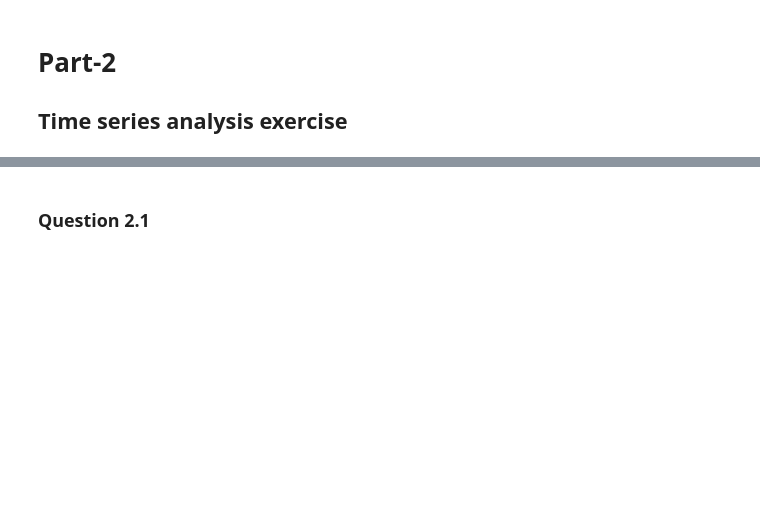
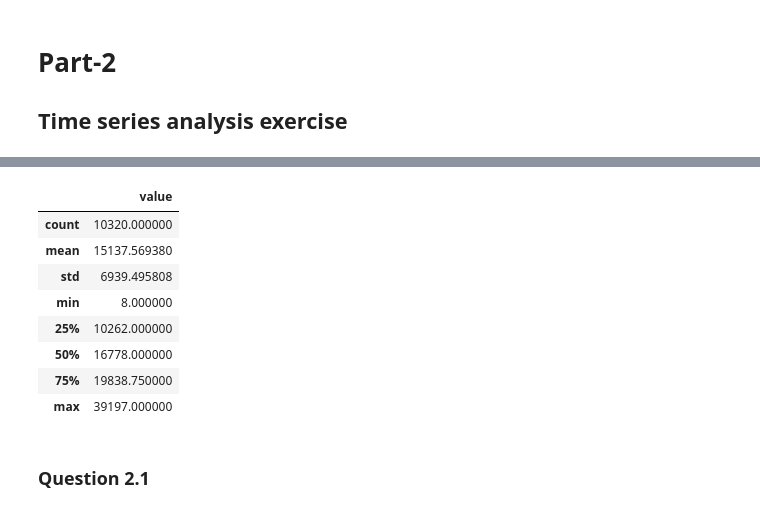
Before and after one commit to art-python/MSDeakin, a Jupyter notebook: SIG742Task2.ipynb, the cells around one changed output, grey strips where cells are left out. Cells and saved outputs as stored; diff of their text form; code cells hidden in the pictures; blank space fills up the shorter version.

```diff
--- a/SIG742Task2.ipynb
+++ b/SIG742Task2.ipynb
@@ -177,3 +231,15 @@ Answer 1.10
+# %%
+dataset2.describe()
+# %% [output]
+|  | value |
+| count | 10320.000000 |
+| mean | 15137.569380 |
+| std | 6939.495808 |
+| min | 8.000000 |
+| 25% | 10262.000000 |
+| 50% | 16778.000000 |
+| 75% | 19838.750000 |
+| max | 39197.000000 |
 # %% [markdown]
 ### Question 2.1
 # %% [markdown]
```
Also changed, not shown: parts of 19 cells of this notebook.
